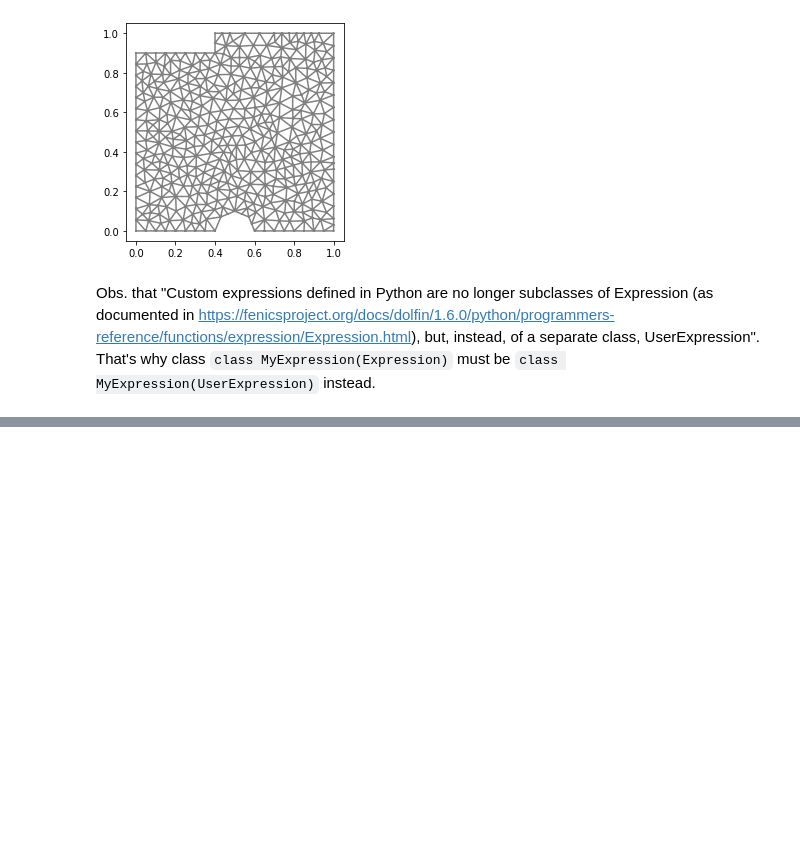
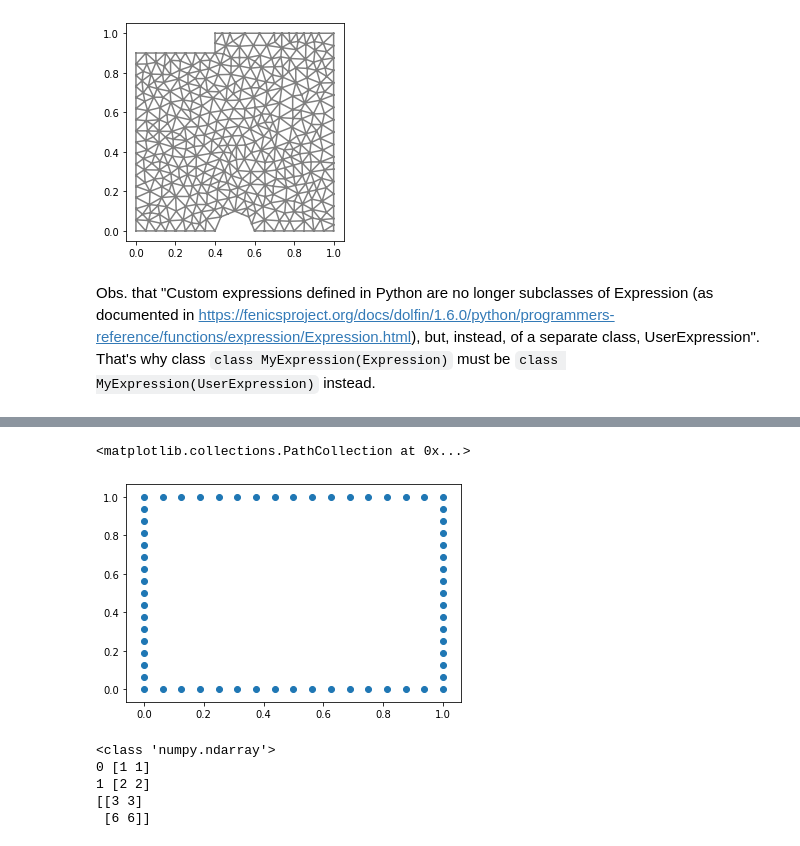
Before and after one commit to TheCrowned/FEFFII, a Jupyter notebook: fenics-tutorial-master/navier-stokes.ipynb, the cells around one changed output, grey strips where cells are left out. Cells and saved outputs as stored; diff of their text form; code cells hidden in the pictures; blank space fills up the shorter version.

```diff
--- a/fenics-tutorial-master/navier-stokes.ipynb
+++ b/fenics-tutorial-master/navier-stokes.ipynb
@@ -223,0 +287,19 @@ plt.show()
+# %%
+plt.scatter(boundarycoords[:,0], boundarycoords[:,1])
+# %% [output]
+<matplotlib.collections.PathCollection at 0x...>
+[figure, added]
+# %%
+arr = np.array([[1,1], [2,2]])
+print(type(boundarycoords))
+for i in range(len(arr)):
+    print(i, arr[i])
+    arr[i] = [3*arr[i][0], 3*arr[i][1]]
+
+print(arr)
+# %% [output]
+<class 'numpy.ndarray'>
+0 [1 1]
+1 [2 2]
+[[3 3]
+ [6 6]]
```
Also changed, not shown: parts of 8 cells of this notebook.
